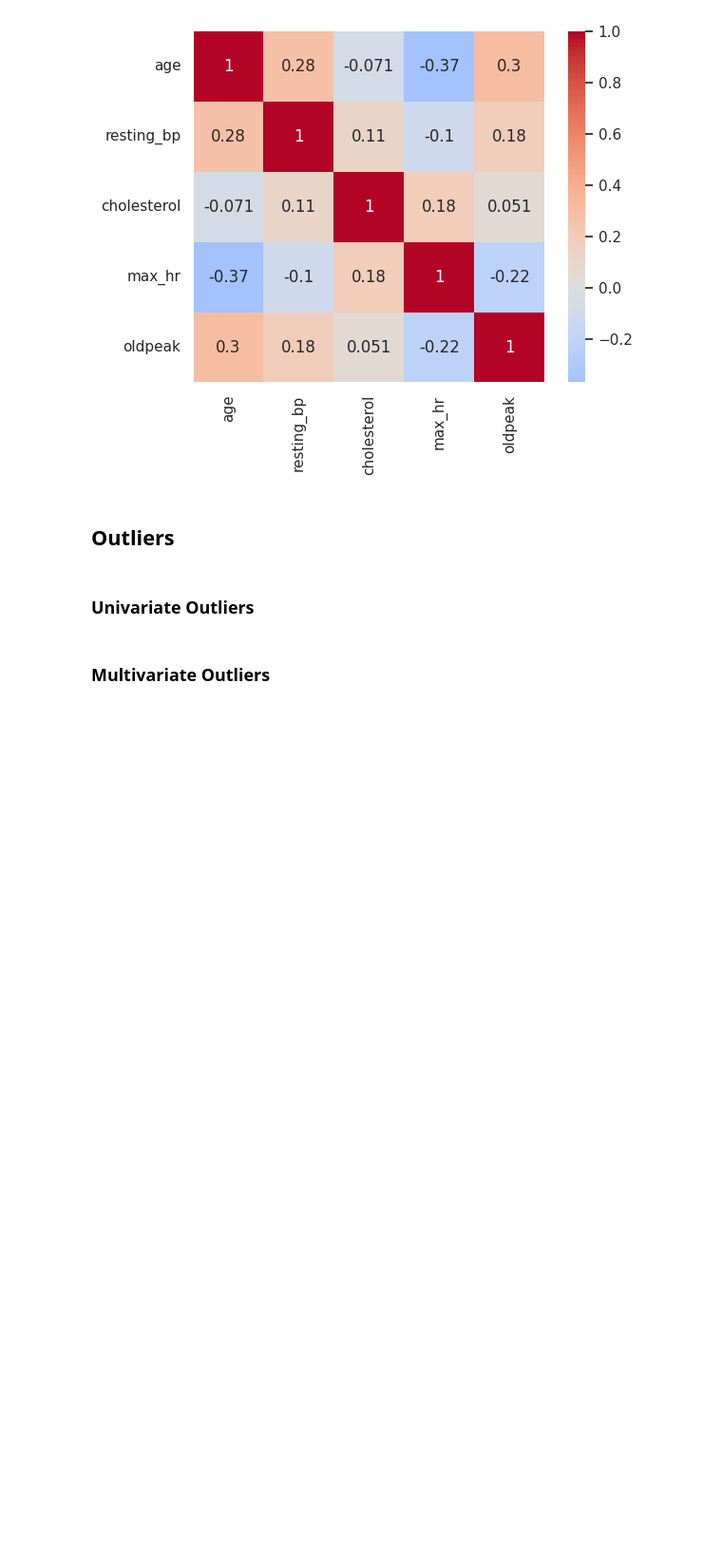
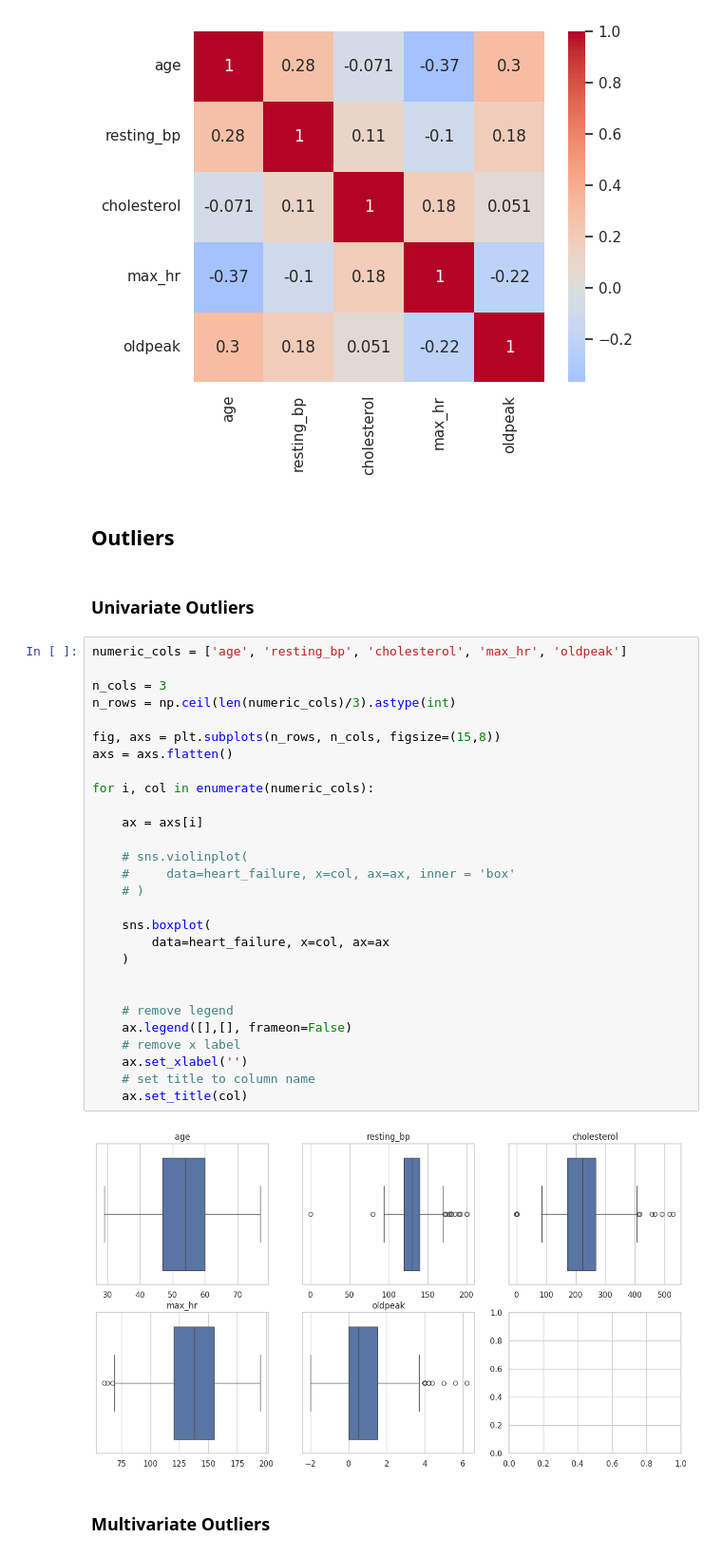
Before and after one commit to JHSchlegel/ML4Healthcare, a Jupyter notebook: project1/task1/EDA.ipynb, the cells around one changed output. Shown at 95% size. Saved outputs shown, nothing was run; the diff lists cells and outputs as text; blank space fills up the shorter version.

```diff
--- a/project1/task1/EDA.ipynb
+++ b/project1/task1/EDA.ipynb
@@ -204,5 +230,35 @@ sns.heatmap(corr, cmap='coolwarm', center=0, square=True, annot=True)
 ## Outliers
 # %% [markdown]
 ### Univariate Outliers
+# %%
+numeric_cols = ['age', 'resting_bp', 'cholesterol', 'max_hr', 'oldpeak']
+
+n_cols = 3
+n_rows = np.ceil(len(numeric_cols)/3).astype(int)
+
+fig, axs = plt.subplots(n_rows, n_cols, figsize=(15,8))
+axs = axs.flatten()
+
+for i, col in enumerate(numeric_cols):
+
+    ax = axs[i]
+
+    # sns.violinplot(
+    #     data=heart_failure, x=col, ax=ax, inner = 'box'
+    # )
+
+    sns.boxplot(
+        data=heart_failure, x=col, ax=ax
+    )
+
+
+    # remove legend
+    ax.legend([],[], frameon=False)
+    # remove x label
+    ax.set_xlabel('')
+    # set title to column name
+    ax.set_title(col)
+# %% [output]
+[figure, added]
 # %% [markdown]
 ### Multivariate Outliers
```
Also changed, not shown: parts of 12 cells of this notebook.
